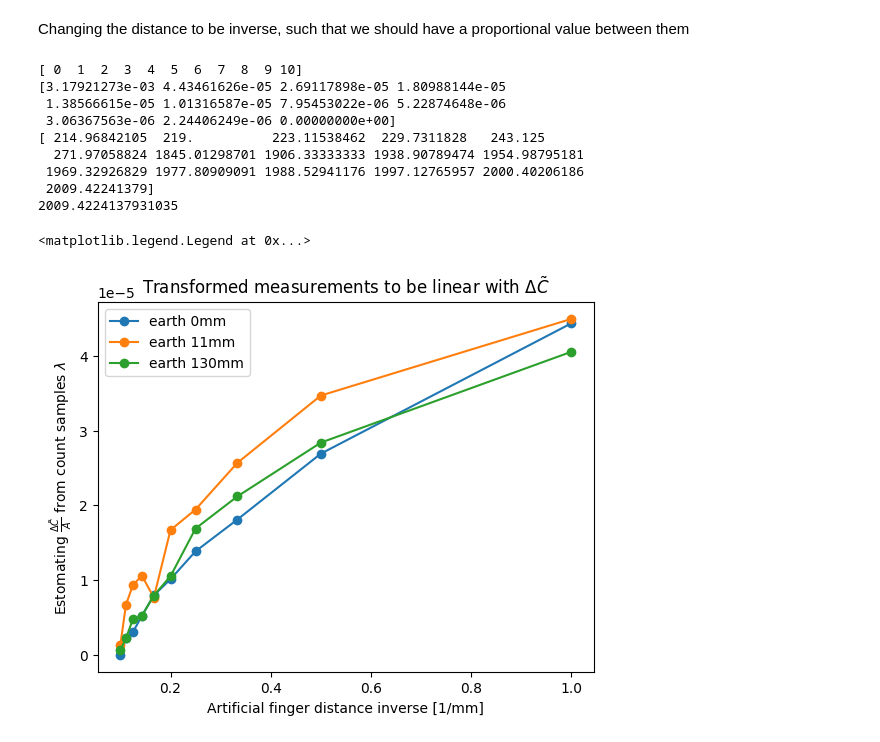
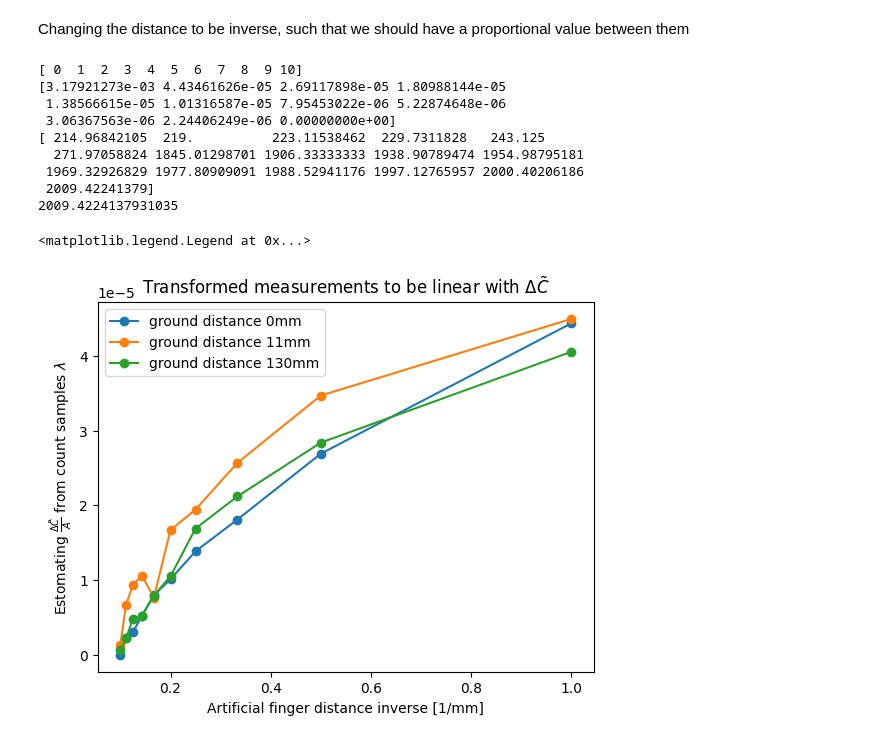
Before and after one commit to ReinBentdal/cap_touch, a Jupyter notebook: analysis/artificial_finger/analyze.ipynb, the cells around one changed output. Cells and saved outputs as stored; diff of their text form; code cells hidden in the pictures.

```diff
--- a/analysis/artificial_finger/analyze.ipynb
+++ b/analysis/artificial_finger/analyze.ipynb
@@ -149,7 +149,7 @@ plt.xticks(comp_data[0][1])
 plt.grid(True)
 
 for (file_name, dists, means, vars, _) in comp_data:
-    plt.errorbar(dists, means, yerr=np.sqrt(vars), fmt='o-', alpha=0.8, label=f"earth plate distance {file_name}")
+    plt.errorbar(dists, means, yerr=np.sqrt(vars), fmt='o-', alpha=0.8, label=f"ground plate distance {file_name}")
 
 plt.axvline(x=0, color='black', linestyle='--', linewidth=2, label="physical touch boundary")
 plt.legend(loc='lower right')
@@ -210,18 +210,18 @@ Text(0, 0.5, 'Standard deviation of sample count, λ, in percentage')
 fig, axs = plt.subplots(1, 2, figsize=(12, 6), sharex=True)
 
 for (file_name, dists, means, vars, arrs) in comp_data:
-    axs[0].plot(dists, np.sqrt(vars), marker='o', label=f'earth plate {file_name}')
+    axs[0].plot(dists, np.sqrt(vars), marker='o', label=f'ground plate {file_name}')
 axs[0].legend()
 axs[0].set_xticks(dists)
-axs[0].set_title("Absolute STD at varying distance and coupling to earth")
+axs[0].set_title("Absolute STD at varying distance and coupling to ground plate")
 axs[0].set_xlabel("Distance between artificial finger and electrode [mm]")
 axs[0].set_ylabel("Absolute Standard Deviation (STD)")
 
 for (file_name, dists, means, vars, arrs) in comp_data:
-    axs[1].plot(dists, 100 * np.sqrt(vars) / means, marker='o', label=f'earth plate {file_name}')
+    axs[1].plot(dists, 100 * np.sqrt(vars) / means, marker='o', label=f'ground plate {file_name}')
 axs[1].legend(loc='upper right')
 axs[1].set_xticks(dists)
-axs[1].set_title("Relative STD at varying distance and coupling to earth")
+axs[1].set_title("Relative STD at varying distance and coupling to ground plate")
 axs[1].set_xlabel("Distance between artificial finger and electrode [mm]")
 axs[1].set_ylabel("Relative Standard Deviation (%)")
 
@@ -478,10 +478,10 @@ plt.xticks(comp_data[0][1])
 plt.grid(True)
 
 for (file_name, dists, means, vars, _) in comp_data:
-    plt.errorbar(dists, means/comp_lambda0, yerr=np.sqrt(vars)/comp_lambda0, fmt='o-', alpha=0.8, label=f"comp: earth {file_name}")
+    plt.errorbar(dists, means/comp_lambda0, yerr=np.sqrt(vars)/comp_lambda0, fmt='o-', alpha=0.8, label=f"OSC: ground plate {file_name}")
 
 for (file_name, dists, means, vars, _) in adc_data:
-    plt.errorbar(dists, means/adc_lambda0, yerr=np.sqrt(vars)/adc_lambda0, fmt='x-', alpha=0.8, label=f"adc: earth {file_name}")
+    plt.errorbar(dists, means/adc_lambda0, yerr=np.sqrt(vars)/adc_lambda0, fmt='x-', alpha=0.8, label=f"CHARGE: ground plate {file_name}")
 
 plt.axvline(x=0, color='black', linestyle='--', linewidth=2, label="physical touch")
 
@@ -503,9 +503,9 @@ Text(0, 0.5, 'Sample count, λ, at artificial finger distance 0mm [-]')
 [figure]
 # %%
 for (file_name, dists, means, vars, arrs) in comp_data:
-    plt.plot(dists, 100 * np.sqrt(vars) / means, marker='o', label=f'COMP: earth {file_name}')
+    plt.plot(dists, 100 * np.sqrt(vars) / means, marker='o', label=f'OSC: ground plate {file_name}')
 for (file_name, dists, means, vars, arrs) in adc_data:
-    plt.plot(dists, 100 * np.sqrt(vars) / means, marker='x', label=f'ADC: earth {file_name}')
+    plt.plot(dists, 100 * np.sqrt(vars) / means, marker='x', label=f'CHARGE: ground plate {file_name}')
 
 plt.legend()
 plt.xticks(dists)
@@ -565,32 +565,32 @@ plt.xlabel("Artificial finger distance inverse [1/mm]")
 plt.ylabel(r"Estomating $\frac{\Delta \tilde{C}}{A}$ from count samples $\lambda$")
 plt.title(r"Transformed measurements to be linear with $\Delta \tilde{C}$")
 # plt.yticks([])
 # plt.xticks(1/comp_data[0][1][6:])
 
 
 for (file_name, dists, means, vars, _), d in zip(comp_data, comp_T):
     # only plot until we touch the plate
     dist_short = dists[5:]
     data_short = d[5:]
 
     if file_name == '0mm':
         print(dist_short)
         print(data_short)
         print(means)
         print(comp_lambda0)
-    plt.plot(1/dist_short, data_short, label=f'earth {file_name}', marker='o')
+    plt.plot(1/dist_short, data_short, label=f'ground distance {file_name}', marker='o')
 
 # plt.ylim(bottom=0,top=0.4)
 plt.legend()
 # %% [output]
 [ 0  1  2  3  4  5  6  7  8  9 10]
 [3.17921273e-03 4.43461626e-05 2.69117898e-05 1.80988144e-05
  1.38566615e-05 1.01316587e-05 7.95453022e-06 5.22874648e-06
  3.06367563e-06 2.24406249e-06 0.00000000e+00]
 [ 214.96842105  219.          223.11538462  229.7311828   243.125
   271.97058824 1845.01298701 1906.33333333 1938.90789474 1954.98795181
  1969.32926829 1977.80909091 1988.52941176 1997.12765957 2000.40206186
  2009.42241379]
 2009.4224137931035
 <matplotlib.legend.Legend at 0x...>
-[figure, old version]
+[figure, new version]
```
Also changed, not shown: parts of 5 cells of this notebook.
